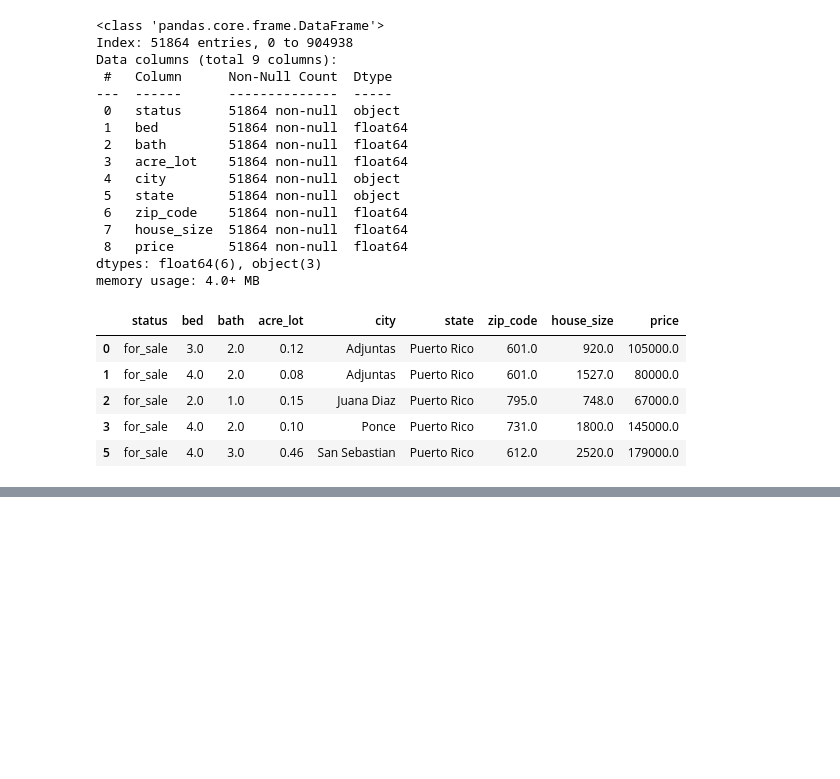
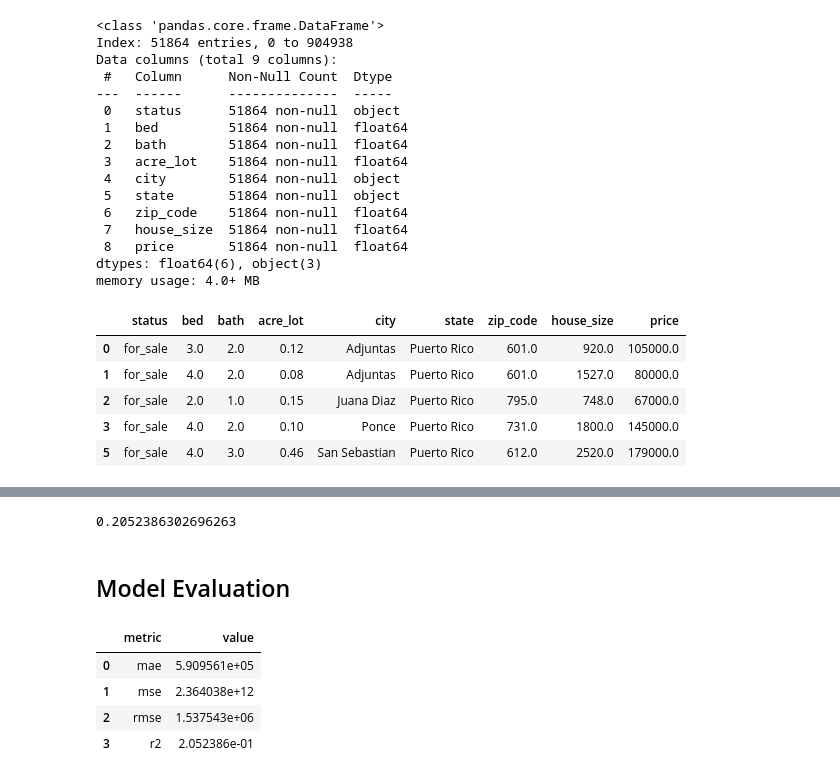
Before and after one commit to tsongglod123/int421-applied-ml, a Jupyter notebook: assignment-4/real-estate-regression.ipynb, the cells around one changed output, grey strips where cells are left out. Cells and saved outputs as stored; diff of their text form; code cells hidden in the pictures; blank space fills up the shorter version.

Commit message:
[+] test linear model

```diff
--- a/assignment-4/real-estate-regression.ipynb
+++ b/assignment-4/real-estate-regression.ipynb
@@ -74,0 +167,7 @@ df.head()
+# %%
+use_cols = [col for col in numeric_cols if col not in ["price", "zip_code"]]
+X = df[use_cols]
+y = df["price"]
+# %%
+X = preprocess(X)
+X.shape
@@ -74,0 +181,9 @@ df.head()
+# %%
+X_train, X_test, y_train, y_test = train_test_split(X, y, test_size = 0.2, random_state = RAND_STATE_VALUE)
+model = LinearRegression()
+model.fit(X_train, y_train)
+model.score(X_test, y_test)
+# %% [output]
+0.2052386302696263
+# %% [markdown]
+## Model Evaluation
@@ -74,0 +194,18 @@ df.head()
+# %%
+y_pred = model.predict(X_test)
+mae = mean_absolute_error(y_test, y_pred)
+mse = mean_squared_error(y_test, y_pred)
+rmse = np.sqrt(mse)
+r2 = r2_score(y_test, y_pred)
+# %%
+linear_metric = pd.DataFrame({
+    "metric": ["mae", "mse", "rmse", "r2"],
+    "value": [mae, mse, rmse, r2]
+})
+linear_metric
+# %% [output]
+|  | metric | value |
+| 0 | mae | 5.909561e+05 |
+| 1 | mse | 2.364038e+12 |
+| 2 | rmse | 1.537543e+06 |
+| 3 | r2 | 2.052386e-01 |
```
Also changed, not shown: parts of 20 cells of this notebook.
